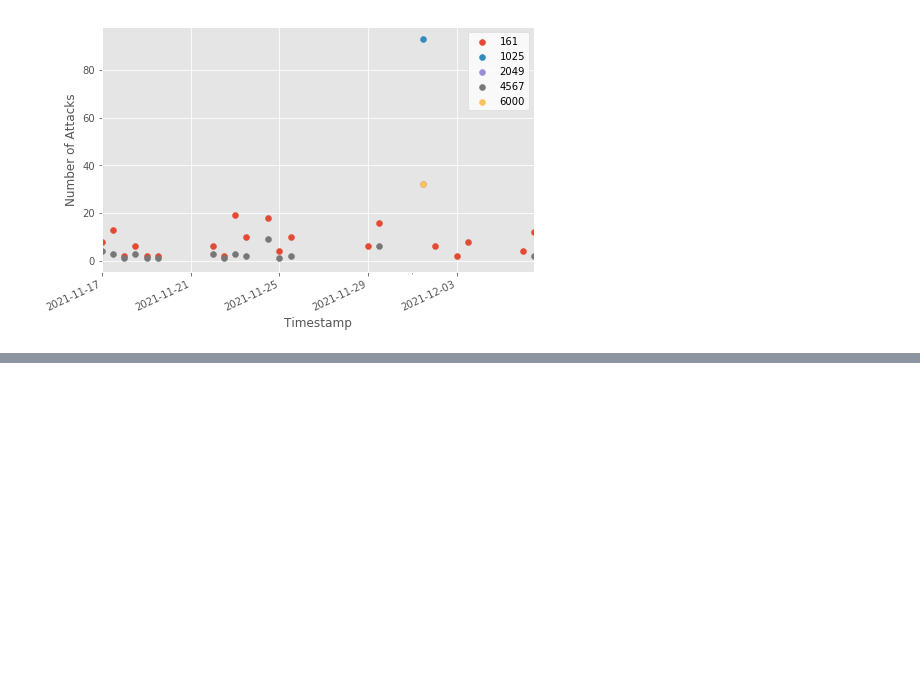
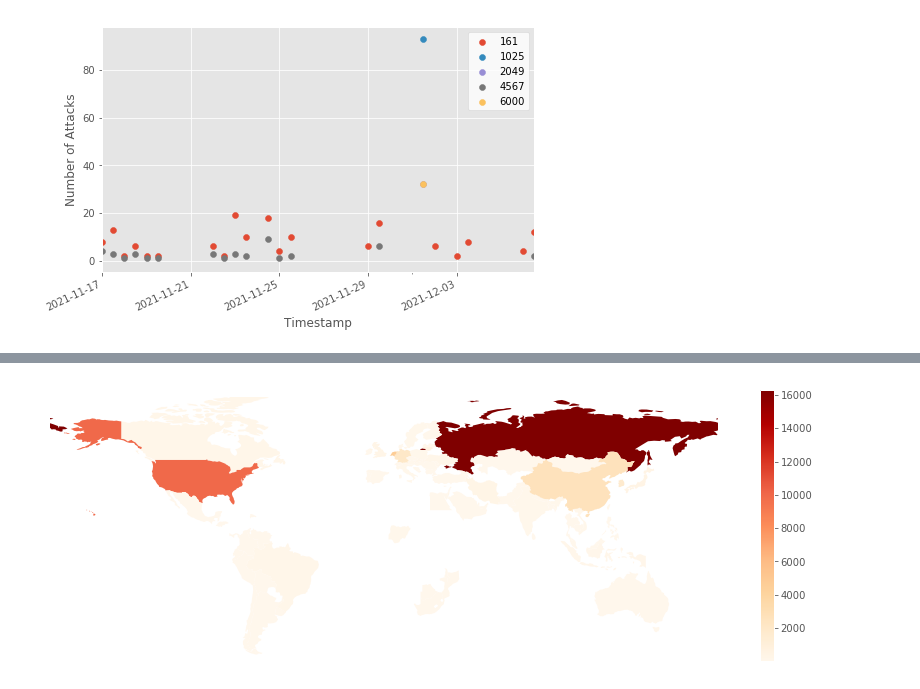
Before and after one commit to stefanDeveloper/master-thesis, a Jupyter notebook: plots/data-visualization-madcat.ipynb, the cells around one changed output, grey strips where cells are left out. Drawn from its saved outputs; the diff is of its cells as text; code cells hidden in the pictures; blank space fills up the shorter version.

```diff
--- a/plots/data-visualization-madcat.ipynb
+++ b/plots/data-visualization-madcat.ipynb
@@ -274,0 +322,5 @@ plt.show()
+# %%
+world = gpd.read_file(gpd.datasets.get_path('naturalearth_lowres'))
+world = world[(world.pop_est>0) & (world.name!="Antarctica")]
+world = pd.merge(world, df, on='iso_a3')
+world.head()
@@ -274,0 +334,14 @@ plt.show()
+# %%
+fig, ax = plt.subplots(figsize = (15, 5))
+world.plot(ax=ax, column="Count", cmap='OrRd', legend=True)
+ax.set_facecolor('white')
+# geo_df.plot(ax=ax)
+
+plt.xticks([])
+plt.yticks([])
+ax.margins(0)
+ax.tick_params(left=False, labelleft=False, bottom=False, labelbottom=False)
+
+fig.savefig("tpot-misconfig-overview-map.pdf", format="pdf", bbox_inches="tight", pad_inches=0)
+# %% [output]
+[figure, added]
```
Also changed, not shown: parts of 6 cells of this notebook, 12 other files.
